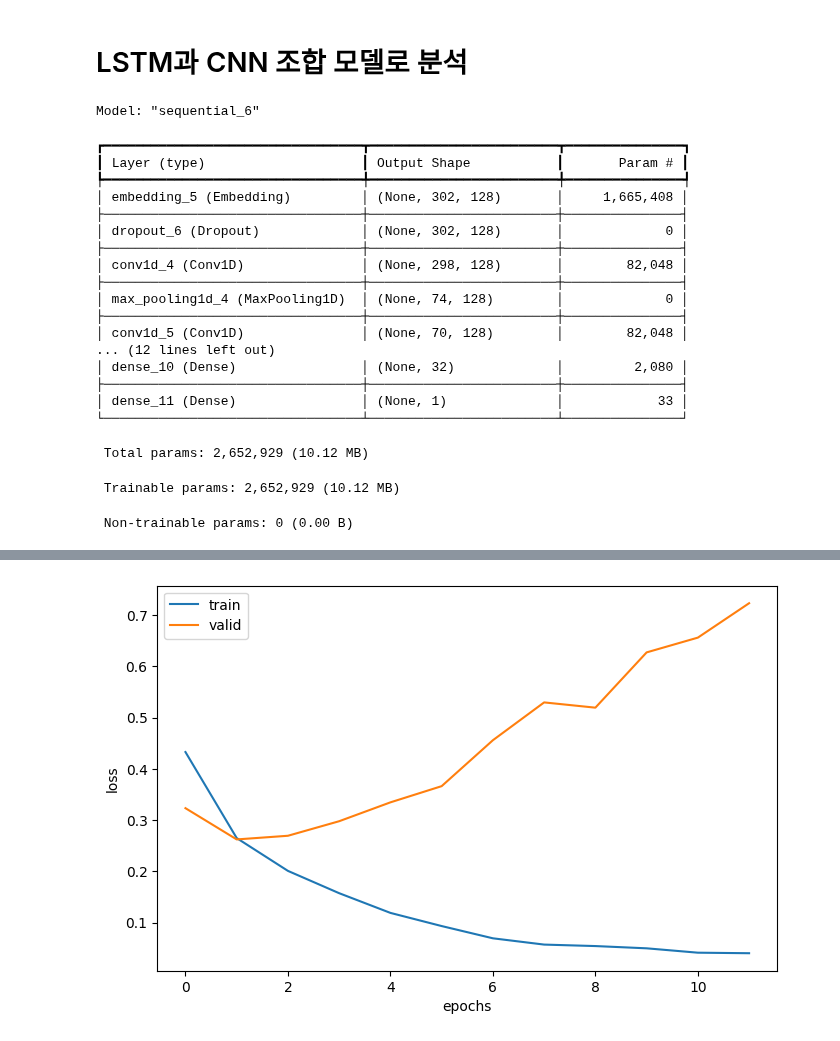
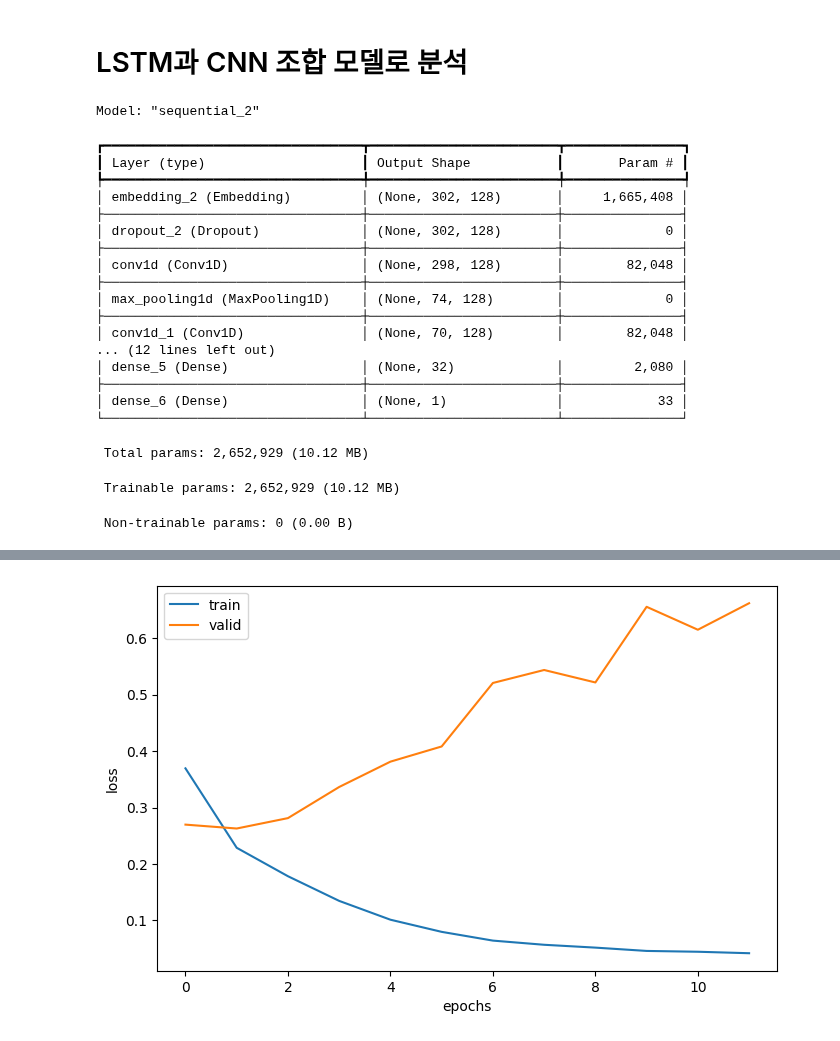
Before and after one commit to haram4th/finech, a Jupyter notebook: 06deep_learning/11RNN으로_금융앱리뷰_분석하기.ipynb, the cells around one changed output, grey strips where cells are left out. Cells and saved outputs as stored; diff of their text form; code cells hidden in the pictures.

```diff
--- a/06deep_learning/11RNN으로_금융앱리뷰_분석하기.ipynb
+++ b/06deep_learning/11RNN으로_금융앱리뷰_분석하기.ipynb
@@ -209,6 +208,6 @@ from sklearn.model_selection import train_test_split
 X_train, X_valid, y_train, y_valid = train_test_split(X_padded, y, test_size=0.3, stratify=y, random_state=42)
 # %%
 # 임베딩에 입력할 단어 수 추출
-word_size = len(token.word_index) + 1
+word_size = len(token.word_index)
 print(word_size)
 # %% [output]
@@ -395,23 +401,23 @@ lstm_cnn.add(Dense(32, activation='relu'))
 lstm_cnn.add(Dense(1, activation='sigmoid'))
 lstm_cnn.summary()
 # %% [output]
-Model: "sequential_6"
+Model: "sequential_2"
 ┏━━━━━━━━━━━━━━━━━━━━━━━━━━━━━━━━━┳━━━━━━━━━━━━━━━━━━━━━━━━┳━━━━━━━━━━━━━━━┓
 ┃ Layer (type)                    ┃ Output Shape           ┃       Param # ┃
 ┡━━━━━━━━━━━━━━━━━━━━━━━━━━━━━━━━━╇━━━━━━━━━━━━━━━━━━━━━━━━╇━━━━━━━━━━━━━━━┩
-│ embedding_5 (Embedding)         │ (None, 302, 128)       │     1,665,408 │
+│ embedding_2 (Embedding)         │ (None, 302, 128)       │     1,665,408 │
 ├─────────────────────────────────┼────────────────────────┼───────────────┤
-│ dropout_6 (Dropout)             │ (None, 302, 128)       │             0 │
+│ dropout_2 (Dropout)             │ (None, 302, 128)       │             0 │
 ├─────────────────────────────────┼────────────────────────┼───────────────┤
-│ conv1d_4 (Conv1D)               │ (None, 298, 128)       │        82,048 │
+│ conv1d (Conv1D)                 │ (None, 298, 128)       │        82,048 │
 ├─────────────────────────────────┼────────────────────────┼───────────────┤
-│ max_pooling1d_4 (MaxPooling1D)  │ (None, 74, 128)        │             0 │
+│ max_pooling1d (MaxPooling1D)    │ (None, 74, 128)        │             0 │
 ├─────────────────────────────────┼────────────────────────┼───────────────┤
-│ conv1d_5 (Conv1D)               │ (None, 70, 128)        │        82,048 │
+│ conv1d_1 (Conv1D)               │ (None, 70, 128)        │        82,048 │
 ... (12 lines left out)
-│ dense_10 (Dense)                │ (None, 32)             │         2,080 │
+│ dense_5 (Dense)                 │ (None, 32)             │         2,080 │
 ├─────────────────────────────────┼────────────────────────┼───────────────┤
-│ dense_11 (Dense)                │ (None, 1)              │            33 │
+│ dense_6 (Dense)                 │ (None, 1)              │            33 │
 └─────────────────────────────────┴────────────────────────┴───────────────┘
  Total params: 2,652,929 (10.12 MB)
  Trainable params: 2,652,929 (10.12 MB)
@@ -424,7 +430,7 @@ model_path = "./model/bank_app_review_lstm_cnn.keras"
 checkpoint = ModelCheckpoint(filepath=model_path, monitor='val_loss',
                             save_best_only=True,
                             verbose=1)
-lstm_cnn_history = lstm_cnn.fit(X_train, y_train, epochs=1000, batch_size=128,
+lstm_cnn_history = lstm_cnn.fit(X_train, y_train, epochs=1000, batch_size=64,
                          validation_data=(X_valid, y_valid),
                          callbacks=[early_stop, checkpoint])
 plt.figure(figsize=(8, 5))
@@ -455 +461 @@ Epoch 12: val_loss did not improve from 0.26240
-[figure, old version]
+[figure, new version]
```
Also changed, not shown: parts of 40 cells of this notebook, 6 other files.
